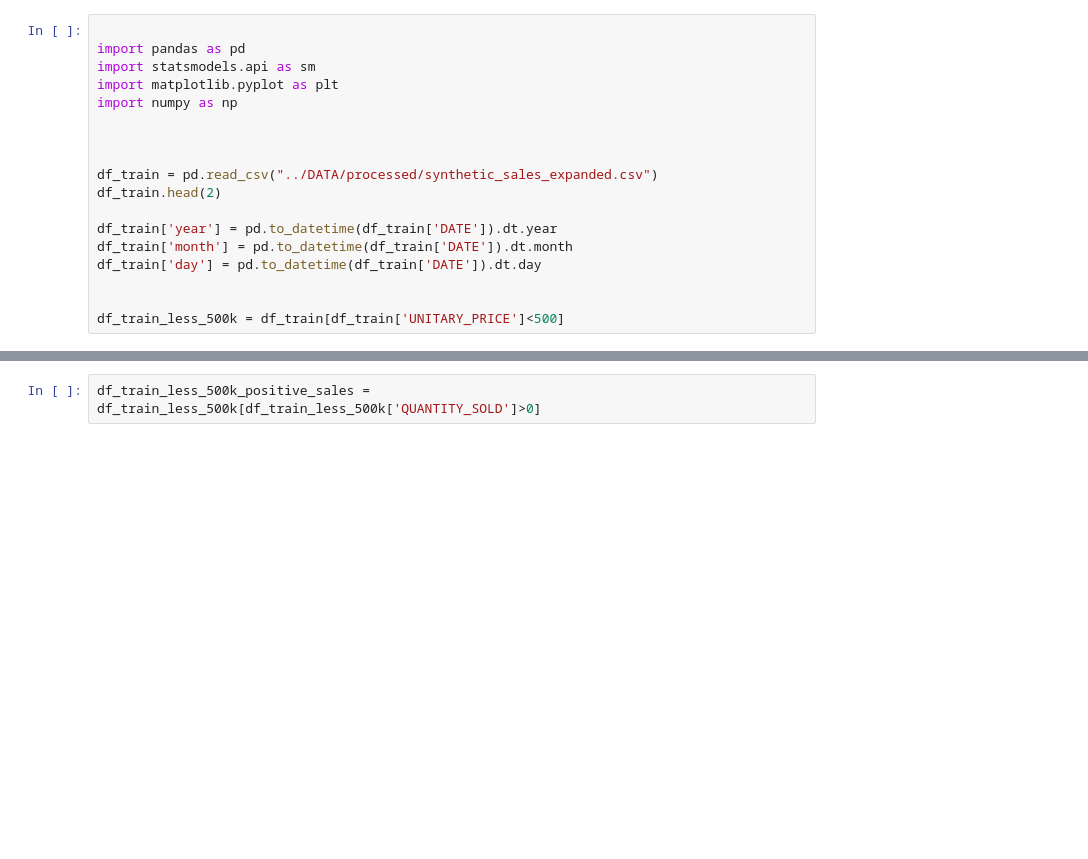
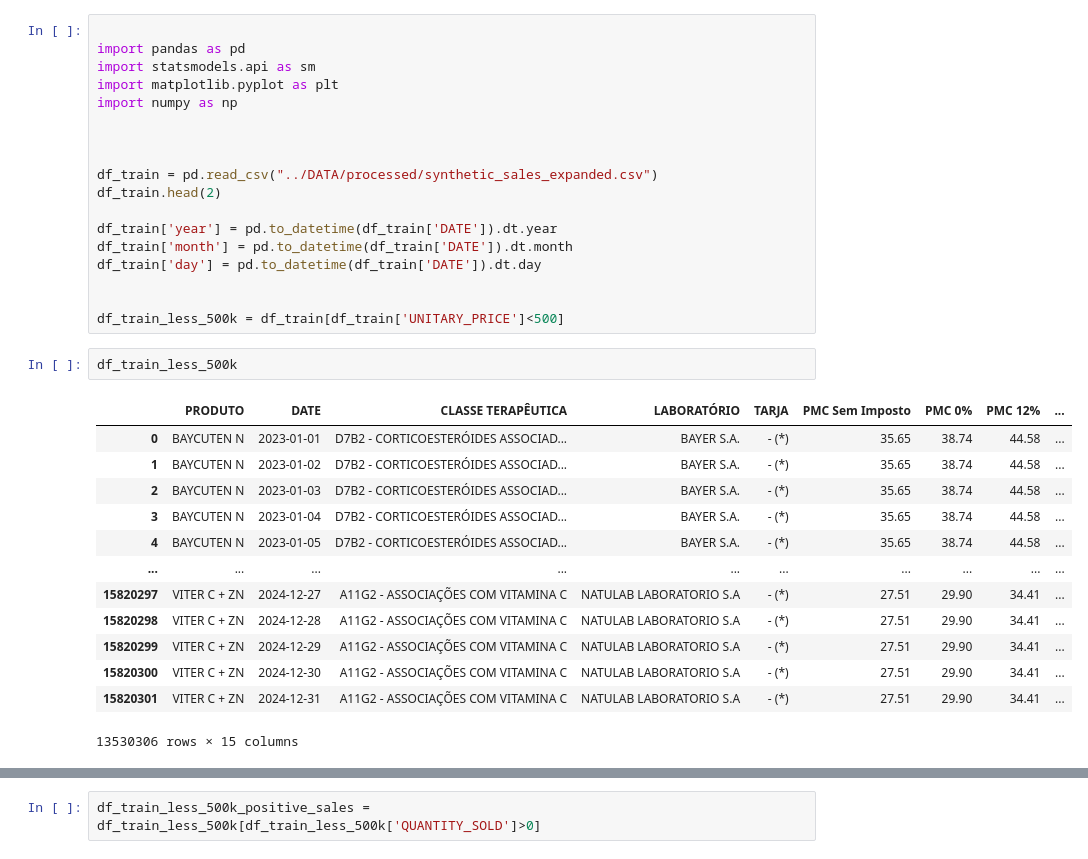
Before and after one commit to Jailsonrs/PricingSLM, a Jupyter notebook: models/modelling.ipynb, the cells around one changed output, grey strips where cells are left out. Drawn from its saved outputs; the diff is of its cells as text; blank space fills up the shorter version.

```diff
--- a/models/modelling.ipynb
+++ b/models/modelling.ipynb
@@ -16,3 +16,19 @@ df_train['day'] = pd.to_datetime(df_train['DATE']).dt.day
 
 
 df_train_less_500k = df_train[df_train['UNITARY_PRICE']<500]
+# %%
+df_train_less_500k
+# %% [output]
+|  | PRODUTO | DATE | CLASSE TERAPÊUTICA | LABORATÓRIO | TARJA | PMC Sem Imposto | PMC 0% | PMC 12% | ... |
+| 0 | BAYCUTEN N | 2023-01-01 | D7B2 - CORTICOESTERÓIDES ASSOCIAD... | BAYER S.A. | - (*) | 35.65 | 38.74 | 44.58 | ... |
+| 1 | BAYCUTEN N | 2023-01-02 | D7B2 - CORTICOESTERÓIDES ASSOCIAD... | BAYER S.A. | - (*) | 35.65 | 38.74 | 44.58 | ... |
+| 2 | BAYCUTEN N | 2023-01-03 | D7B2 - CORTICOESTERÓIDES ASSOCIAD... | BAYER S.A. | - (*) | 35.65 | 38.74 | 44.58 | ... |
+| 3 | BAYCUTEN N | 2023-01-04 | D7B2 - CORTICOESTERÓIDES ASSOCIAD... | BAYER S.A. | - (*) | 35.65 | 38.74 | 44.58 | ... |
+| 4 | BAYCUTEN N | 2023-01-05 | D7B2 - CORTICOESTERÓIDES ASSOCIAD... | BAYER S.A. | - (*) | 35.65 | 38.74 | 44.58 | ... |
+| ... | ... | ... | ... | ... | ... | ... | ... | ... | ... |
+| 15820297 | VITER C + ZN | 2024-12-27 | A11G2 - ASSOCIAÇÕES COM VITAMINA C | NATULAB LABORATORIO S.A | - (*) | 27.51 | 29.90 | 34.41 | ... |
+| 15820298 | VITER C + ZN | 2024-12-28 | A11G2 - ASSOCIAÇÕES COM VITAMINA C | NATULAB LABORATORIO S.A | - (*) | 27.51 | 29.90 | 34.41 | ... |
+| 15820299 | VITER C + ZN | 2024-12-29 | A11G2 - ASSOCIAÇÕES COM VITAMINA C | NATULAB LABORATORIO S.A | - (*) | 27.51 | 29.90 | 34.41 | ... |
+| 15820300 | VITER C + ZN | 2024-12-30 | A11G2 - ASSOCIAÇÕES COM VITAMINA C | NATULAB LABORATORIO S.A | - (*) | 27.51 | 29.90 | 34.41 | ... |
+| 15820301 | VITER C + ZN | 2024-12-31 | A11G2 - ASSOCIAÇÕES COM VITAMINA C | NATULAB LABORATORIO S.A | - (*) | 27.51 | 29.90 | 34.41 | ... |
+13530306 rows × 15 columns
```
Also changed, not shown: parts of 14 cells of this notebook.
